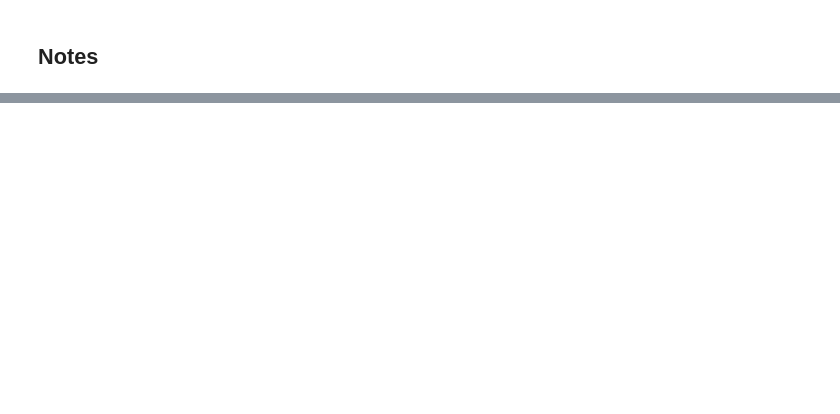
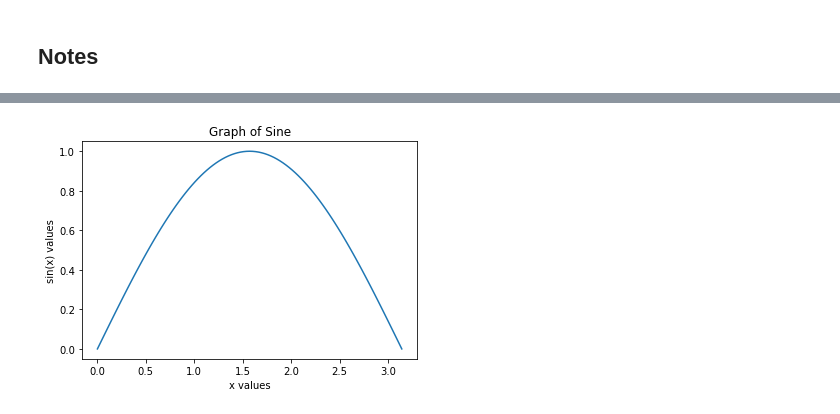
Before and after one commit to rahollis/rahollis.github.io, a Jupyter notebook: _static/MTH_337/week2_in_class.ipynb, the cells around one changed output, grey strips where cells are left out. Drawn from its saved outputs; the diff is of its cells as text; code cells hidden in the pictures; blank space fills up the shorter version.

```diff
--- a/_static/MTH_337/week2_in_class.ipynb
+++ b/_static/MTH_337/week2_in_class.ipynb
@@ -23,0 +11,4 @@ s
+# %%
+for i in range(1000):
+    total += i
+print(total)
@@ -23,0 +29,5 @@ s
+# %%
+total = 0
+for i in range(1000):
+    total += i
+print(total)
@@ -40,4 +104,0 @@ plt.plot([0,pi/6,pi/4,pi/2,3*pi/4,pi],[sin(0),sin(pi/6),sin(pi/4),sin(pi/2),sin(
-# %%
-inputs = []
-for i in range(101):
-    inputs.append(2*pi*i/100)
@@ -114,0 +112,10 @@ SyntaxError: invalid syntax (Temp/ipykernel_15300/48628321.py, line 1)
+# %%
+x = [i*math.pi/100 for i in range(101)]
+y = [math.sin(value) for value in x]
+plt.plot(x,y)
+plt.title('Graph of Sine')
+plt.xlabel('x values')
+plt.ylabel('sin(x) values')
+plt.show()
+# %% [output]
+[figure, added]
```
Also changed, not shown: parts of 40 cells of this notebook, 24 other files.
